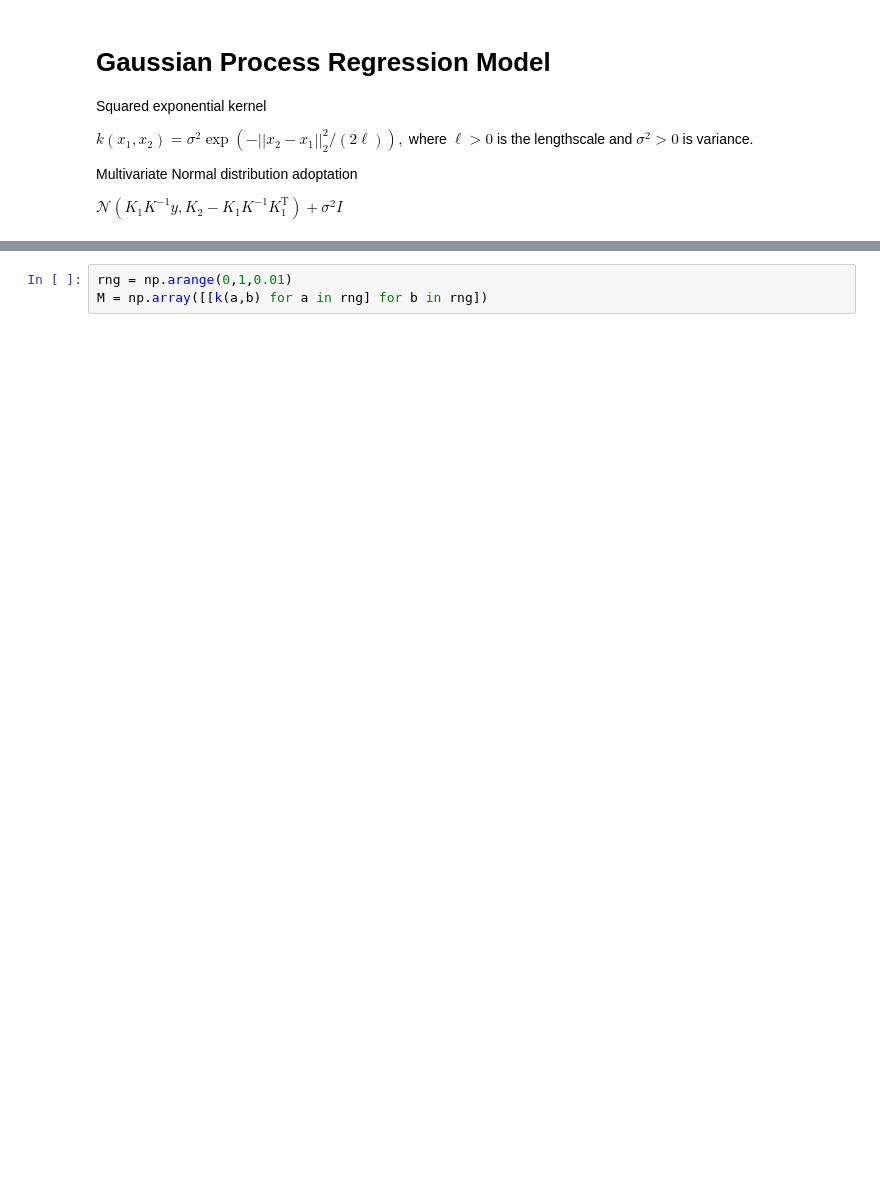
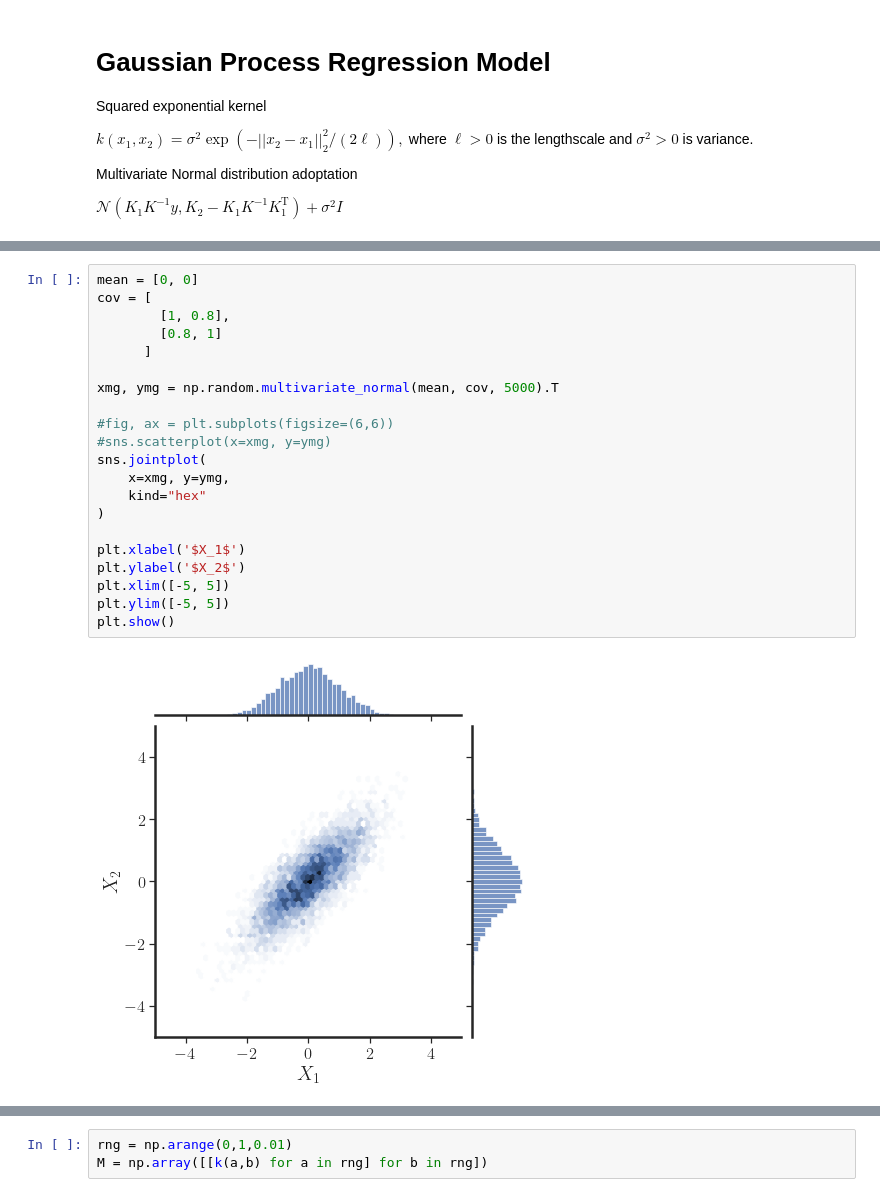
Before and after one commit to denyskononenko/datasciencesnippets, a Jupyter notebook: gpr/gpr.ipynb, the cells around one changed output, grey strips where cells are left out. Cells and saved outputs as stored; diff of their text form; blank space fills up the shorter version.

```diff
--- a/gpr/gpr.ipynb
+++ b/gpr/gpr.ipynb
@@ -38,0 +97,23 @@ class GPR:
+# %%
+mean = [0, 0]
+cov = [
+        [1, 0.8],
+        [0.8, 1]
+      ]
+
+xmg, ymg = np.random.multivariate_normal(mean, cov, 5000).T
+
+#fig, ax = plt.subplots(figsize=(6,6))
+#sns.scatterplot(x=xmg, y=ymg)
+sns.jointplot(
+    x=xmg, y=ymg,
+    kind="hex"
+)
+
+plt.xlabel('$X_1$')
+plt.ylabel('$X_2$')
+plt.xlim([-5, 5])
+plt.ylim([-5, 5])
+plt.show()
+# %% [output]
+[figure, added]
```
Also changed, not shown: parts of 16 cells of this notebook.
